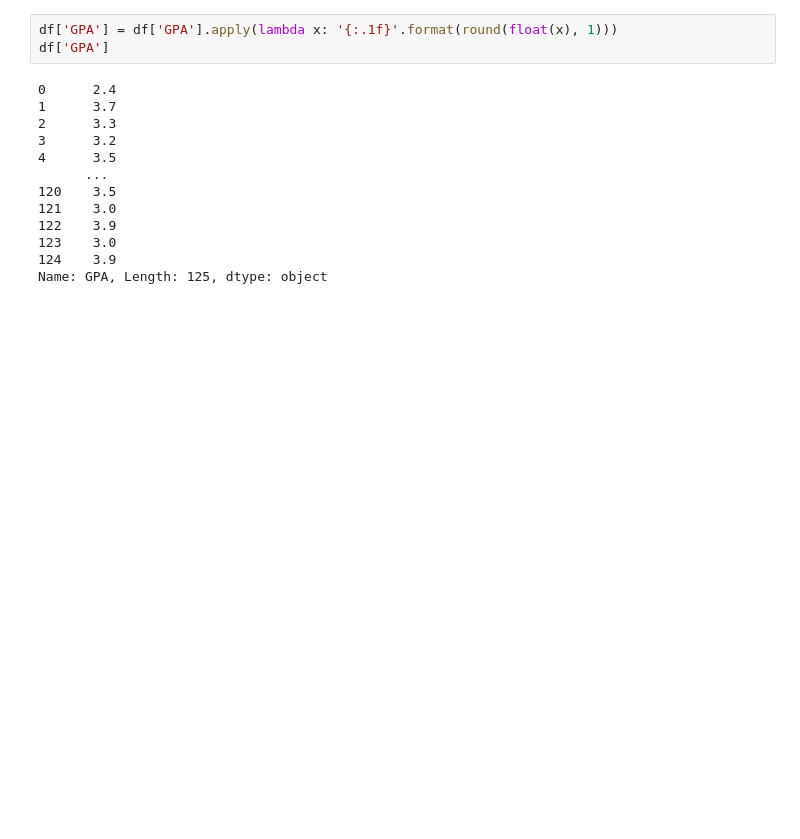
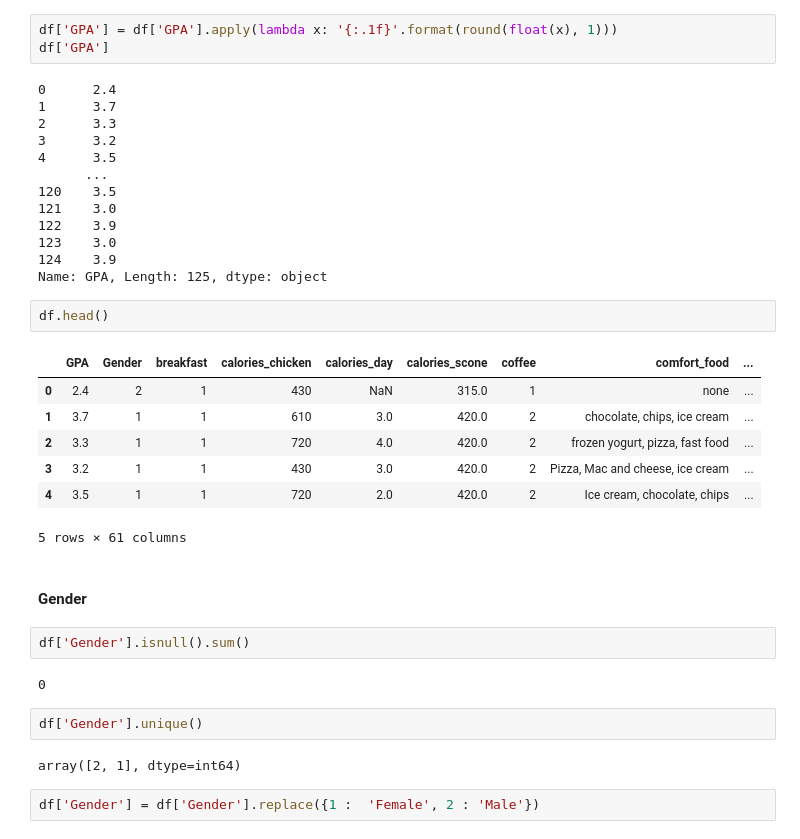
Before and after one commit to Omkar078/Food_Data_Processing, a Jupyter notebook: food_cleaning.ipynb, the cells around one changed output. Drawn from its saved outputs; the diff is of its cells as text; blank space fills up the shorter version.

```diff
--- a/food_cleaning.ipynb
+++ b/food_cleaning.ipynb
@@ -126,3 +126,25 @@ df['GPA']
 123    3.0
 124    3.9
 Name: GPA, Length: 125, dtype: object
+# %%
+df.head()
+# %% [output]
+|  | GPA | Gender | breakfast | calories_chicken | calories_day | calories_scone | coffee | comfort_food | ... |
+| 0 | 2.4 | 2 | 1 | 430 | NaN | 315.0 | 1 | none | ... |
+| 1 | 3.7 | 1 | 1 | 610 | 3.0 | 420.0 | 2 | chocolate, chips, ice cream | ... |
+| 2 | 3.3 | 1 | 1 | 720 | 4.0 | 420.0 | 2 | frozen yogurt, pizza, fast food | ... |
+| 3 | 3.2 | 1 | 1 | 430 | 3.0 | 420.0 | 2 | Pizza, Mac and cheese, ice cream | ... |
+| 4 | 3.5 | 1 | 1 | 720 | 2.0 | 420.0 | 2 | Ice cream, chocolate, chips | ... |
+5 rows × 61 columns
+# %% [markdown]
+#### Gender
+# %%
+df['Gender'].isnull().sum()
+# %% [output]
+0
+# %%
+df['Gender'].unique()
+# %% [output]
+array([2, 1], dtype=int64)
+# %%
+df['Gender'] = df['Gender'].replace({1 :  'Female', 2 : 'Male'})
```
Also changed, not shown: parts of 9 cells of this notebook.
